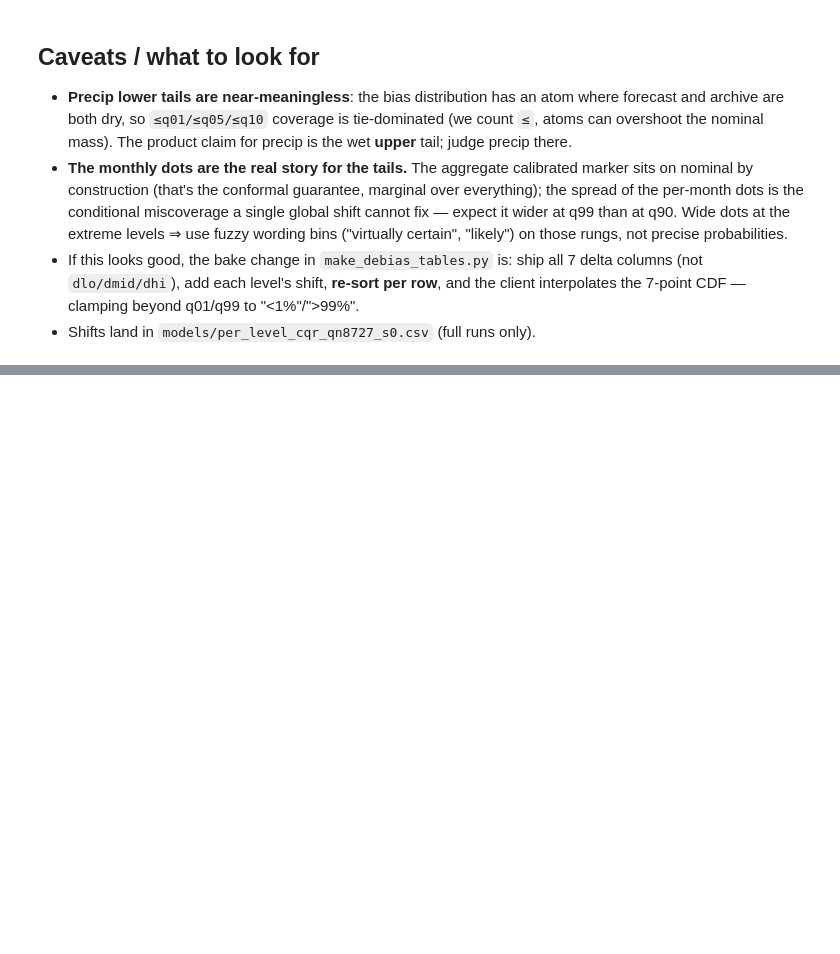
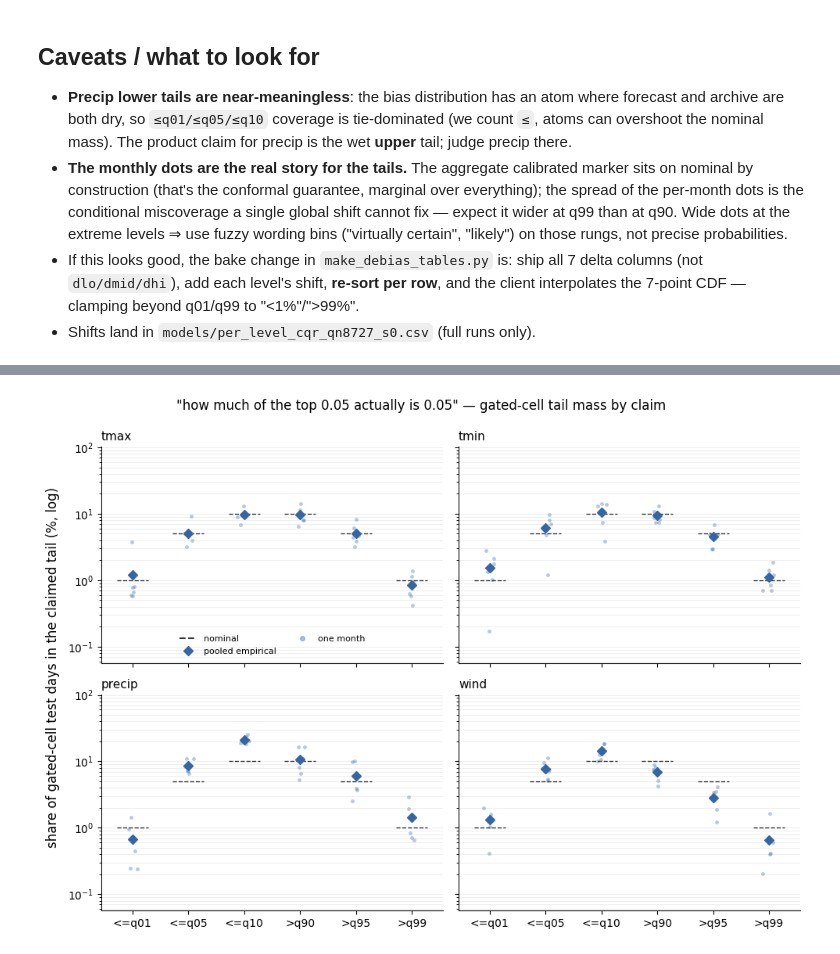
Before and after one commit to theitush/WeatherBaseline, a Jupyter notebook: scripts/bias_study/cqr_per_level_validity.ipynb, the cells around one changed output, grey strips where cells are left out. Saved outputs shown, nothing was run; the diff lists cells and outputs as text; code cells hidden in the pictures; blank space fills up the shorter version.

```diff
--- a/scripts/bias_study/cqr_per_level_validity.ipynb
+++ b/scripts/bias_study/cqr_per_level_validity.ipynb
@@ -473,0 +706,45 @@ smallest bin: n=0 — at the 1% claims a bin needs a few thousand rows before th
+# %%
+from matplotlib.lines import Line2D
+
+CLAIMS = [(0.01, "<=q01"), (0.05, "<=q05"), (0.10, "<=q10"),
+          (0.90, ">q90"), (0.95, ">q95"), (0.99, ">q99")]
+nominal_pct = [level * 100 if level < 0.5 else (1 - level) * 100 for level, _ in CLAIMS]
+
+jitter_rng = np.random.default_rng(0)
+plotted_pct = []
+fig, axes = plt.subplots(2, 2, figsize=(10, 7), sharex=True, sharey=True)
+for ax, name in zip(axes.flat, VAR_NAMES):
+    aggregate = gated_coverage[gated_coverage["var"] == name].set_index("level").empirical_cdf
+    for i, (level, _) in enumerate(CLAIMS):
+        months = gated_monthly[(gated_monthly["var"] == name)
+                               & (gated_monthly.level == level)].tail_mass.to_numpy()
+        month_pct = np.where(months > 0, months, np.nan) * 100
+        plotted_pct += [m for m in month_pct if np.isfinite(m)]
+        ax.plot(i + jitter_rng.normal(0, 0.05, len(months)), month_pct,
+                "o", color=CALIBRATED_COLOR, ms=3.5, alpha=0.35, mec="none")
+        ax.hlines(nominal_pct[i], i - 0.28, i + 0.28, color="0.2", lw=1, ls="--")
+        cdf = aggregate[level]
+        tail = cdf if level < 0.5 else 1 - cdf
+        if tail > 1e-9:
+            plotted_pct.append(tail * 100)
+            ax.plot(i, tail * 100, "D", color=CALIBRATED_COLOR, ms=6)
+    ax.set_yscale("log")
+    ax.set_title(name, loc="left", fontsize=11)
+    ax.set_xticks(range(len(CLAIMS)), [claim for _, claim in CLAIMS])
+    ax.grid(axis="y", color="0.92", lw=0.6, which="both")
+    ax.set_axisbelow(True)
+    for side in ("top", "right"):
+        ax.spines[side].set_visible(False)
+axes[0, 0].set_ylim(min(plotted_pct) / 3, max(plotted_pct) * 4)
+fig.supylabel("share of gated-cell test days in the claimed tail (%, log)")
+axes[0, 0].legend(handles=[
+    Line2D([], [], ls="--", color="0.2", label="nominal"),
+    Line2D([], [], marker="D", color=CALIBRATED_COLOR, ls="", label="pooled empirical"),
+    Line2D([], [], marker="o", color=CALIBRATED_COLOR, ls="", ms=4, alpha=0.4,
+           label="one month")], frameon=False, fontsize=8, loc="lower center", ncol=2)
+fig.suptitle('"how much of the top 0.05 actually is 0.05" — gated-cell tail mass'
+             " by claim", y=0.99)
+fig.tight_layout()
+plt.show()
+# %% [output]
+[figure, added]
```
Also changed, not shown: parts of 18 cells of this notebook, 1 other file.
